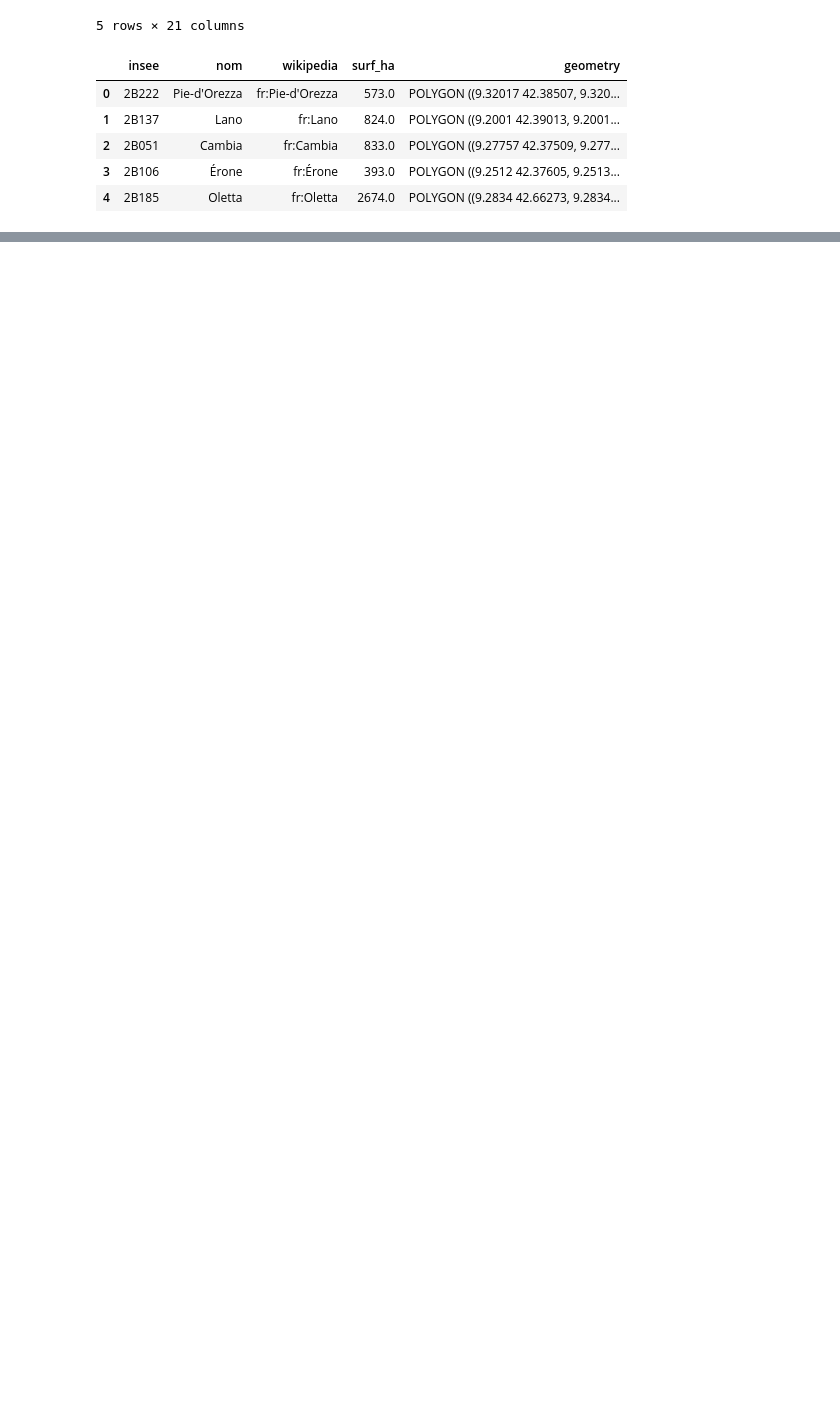
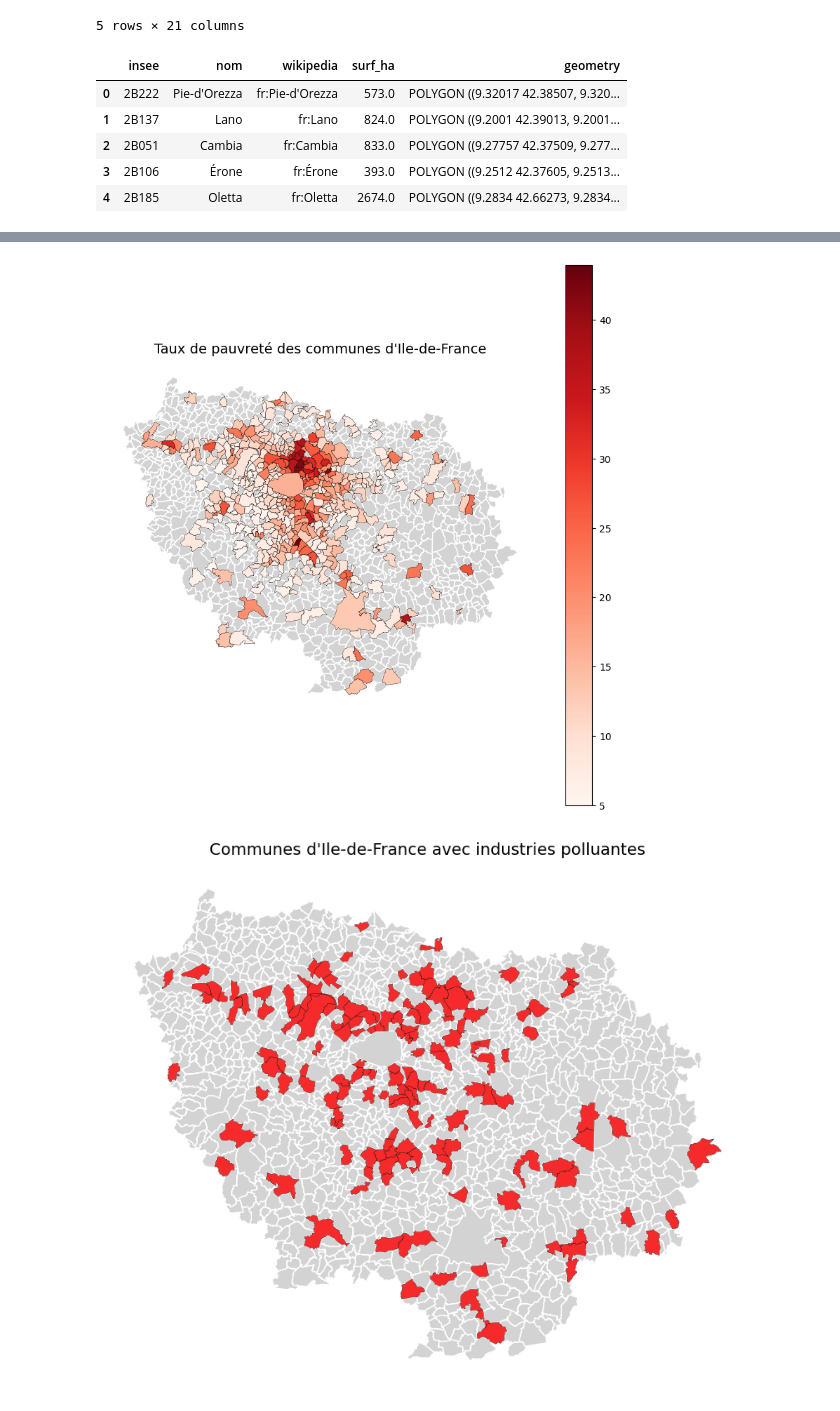
Before and after one commit to aurelianmoge/Projet-Python---ENSAE-2025, a Jupyter notebook: industries_polluantes__aurélian.ipynb, the cells around one changed output, grey strips where cells are left out. Cells and saved outputs as stored; diff of their text form; code cells hidden in the pictures; blank space fills up the shorter version.

```diff
--- a/industries_polluantes__aurélian.ipynb
+++ b/industries_polluantes__aurélian.ipynb
@@ -179,0 +218,70 @@ plt.show()
+# %%
+#### Notre super gdf contient 1980 colonnes : on prend la pauvreté uniquement pour la visualiser
+## NB : on pourra essayer avec beaucoup d'autres indicateurs plus tard !!!
+
+# On ne retient que les variables d'intérêt
+communes_idf_pauvrete = communes_idf_complet.copy()
+communes_idf_pauvrete = communes_idf_pauvrete[['insee', 'nom', 'surf_ha', 'geometry', 'Departement', 'TP6021']]
+
+# On renomme TP6021 en taux_pauvrete
+communes_idf_pauvrete = communes_idf_pauvrete.rename(columns = {"TP6021" : "taux_pauvrete"})
+# %%
+#### On visualise comme d'habitude
+
+import re
+
+# On s'assure qu'on a bien un GeoDataFrame
+communes_idf_pauvrete = gpd.GeoDataFrame(communes_idf_pauvrete)
+
+# Nettoyage de la colonne taux_pauvrete
+def clean_numeric(val):
+    if val is None:
+        return None
+    val = str(val)
+    val = re.sub(r'[^0-9\.,-]', '', val)
+    val = val.replace(',', '.')
+    try:
+        return float(val)
+    except:
+        return None
+
+communes_idf_pauvrete['taux_pauvrete'] = communes_idf_pauvrete['taux_pauvrete'].apply(clean_numeric)
+
+# On charge l'epsg
+communes_idf_pauvrete = communes_idf_pauvrete.to_crs(epsg=2154)
+
+# On crée le graphique
+fig, ax = plt.subplots(figsize=(10, 10))
+
+communes_idf_pauvrete.plot(ax=ax, color='lightgrey', edgecolor='white')
+
+communes_idf_pauvrete.plot(
+    column="taux_pauvrete",
+    cmap="Reds",
+    legend=True,
+    edgecolor="black",
+    linewidth=0.3,
+    ax=ax
+)
+
+ax.set_title("Taux de pauvreté des communes d'Ile-de-France", fontsize=14)
+ax.axis('off')
+
+plt.show()
+
+# On met en dessous le graphique sur la pollution
+fig, ax = plt.subplots(figsize=(10, 10))
+communes_idf_statut.plot(ax=ax, color='lightgrey', edgecolor='white')
+communes_idf_statut[communes_idf_statut["Polluee"]].plot(
+    ax=ax,
+    color='red',
+    edgecolor='black',
+    linewidth=0.3,
+    alpha=0.8
+)
+ax.set_title("Communes d'Ile-de-France avec industries polluantes", fontsize=14)
+ax.axis('off')
+plt.show()
+# %% [output]
+[figure, added]
+[figure, added]
```
Also changed, not shown: parts of 10 cells of this notebook.
